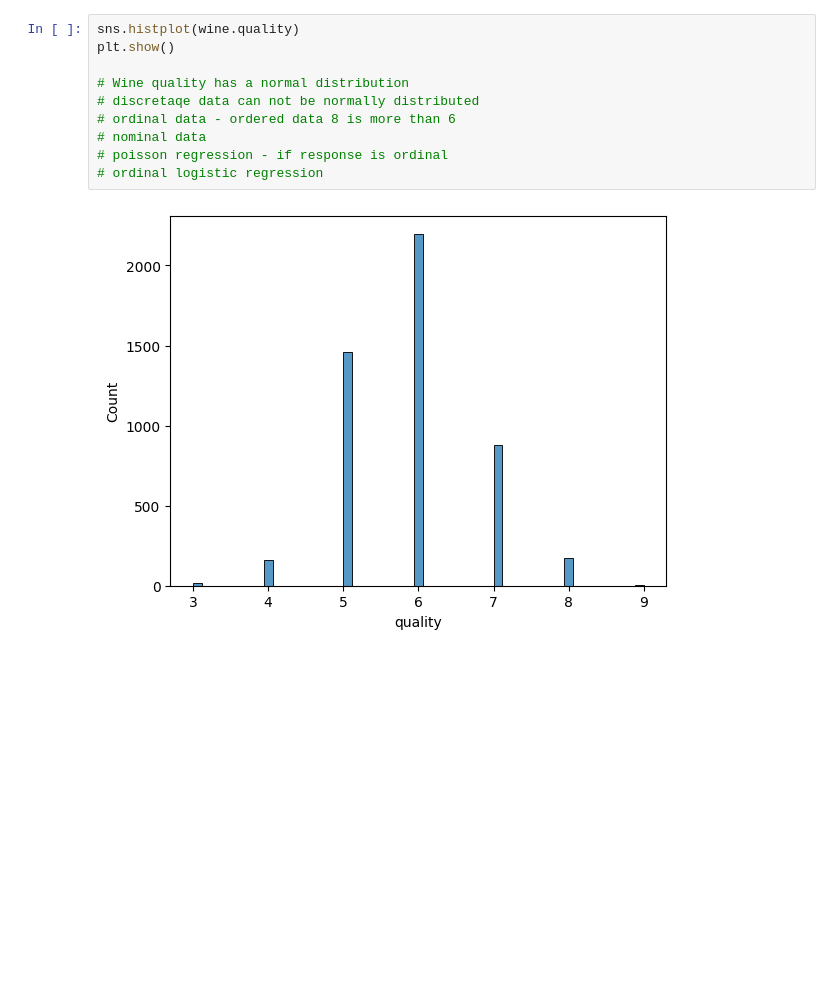
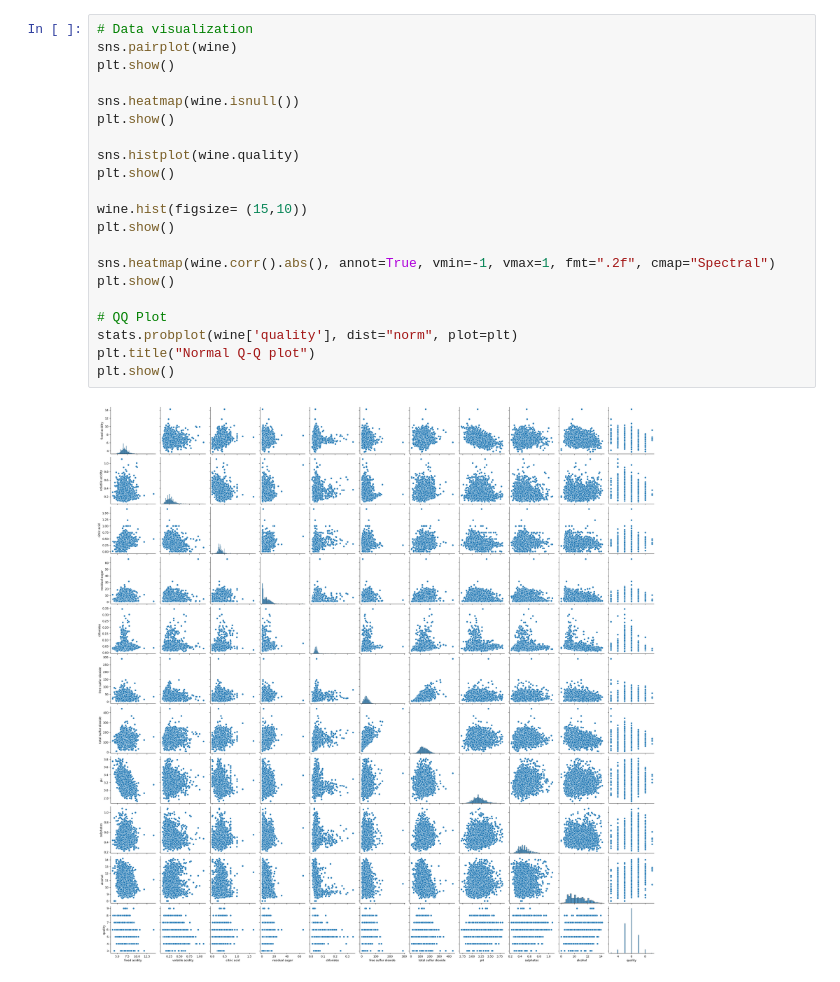
Before and after one commit to jayeshpaluru/STAT4355Final, a Jupyter notebook: STAT_4355_Group_Project.ipynb, the cells around one changed output. Cells and saved outputs as stored; diff of their text form; blank space fills up the shorter version.

```diff
--- a/STAT_4355_Group_Project.ipynb
+++ b/STAT_4355_Group_Project.ipynb
@@ -79,12 +39,23 @@ sns.heatmap(wine.isnull())
-# %%
-sns.histplot(wine.quality)
-plt.show()
-
-# Wine quality has a normal distribution
-# discretaqe data can not be normally distributed
-# ordinal data - ordered data 8 is more than 6
-# nominal data
-# poisson regression - if response is ordinal
-# ordinal logistic regression
-# %% [output]
-[figure, removed]
+# %%
+# Data visualization
+sns.pairplot(wine)
+plt.show()
+
+sns.heatmap(wine.isnull())
+plt.show()
+
+sns.histplot(wine.quality)
+plt.show()
+
+wine.hist(figsize= (15,10))
+plt.show()
+
+sns.heatmap(wine.corr().abs(), annot=True, vmin=-1, vmax=1, fmt=".2f", cmap="Spectral")
+plt.show()
+
+# QQ Plot
+stats.probplot(wine['quality'], dist="norm", plot=plt)
+plt.title("Normal Q-Q plot")
+plt.show()
+# %% [output]
+[figure, added]
```
Also changed, not shown: parts of 33 cells of this notebook.
